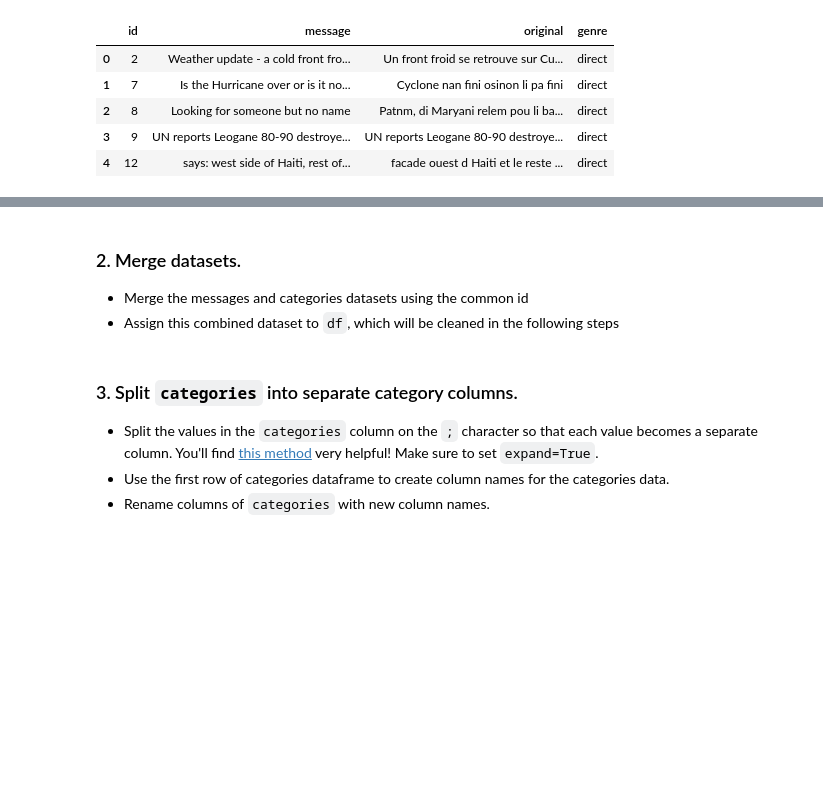
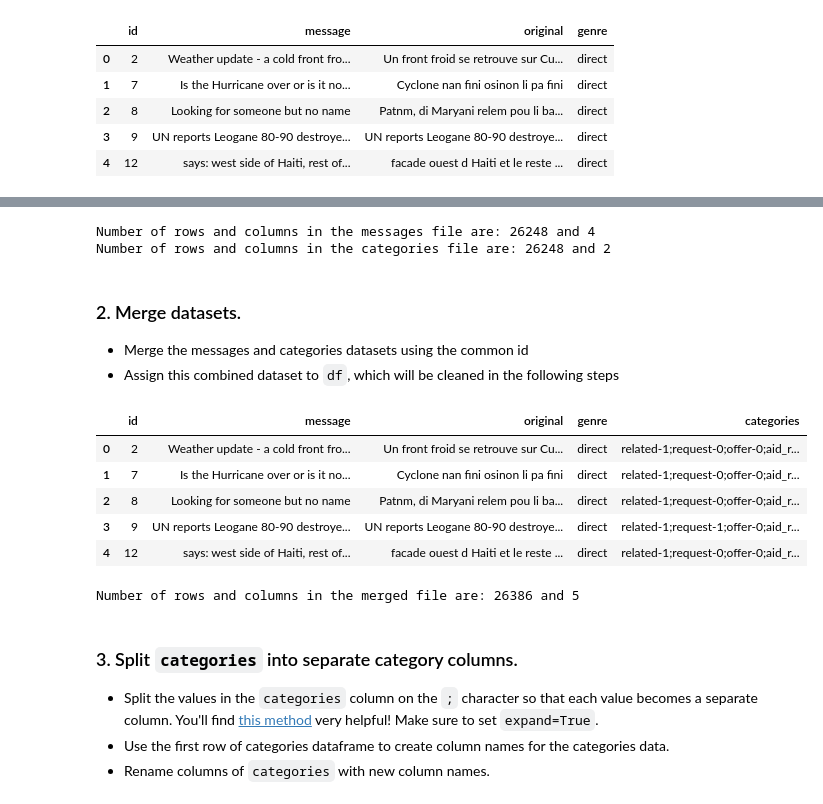
Before and after one commit to Dalperdomoe/disaster_response_pipeline, a Jupyter notebook: notebooks/ETL Pipeline Preparation.ipynb, the cells around one changed output, grey strips where cells are left out. Cells and saved outputs as stored; diff of their text form; code cells hidden in the pictures; blank space fills up the shorter version.

```diff
--- a/notebooks/ETL Pipeline Preparation.ipynb
+++ b/notebooks/ETL Pipeline Preparation.ipynb
@@ -25,11 +35,28 @@ categories.head()
+# %%
+print('Number of rows and columns in the messages file are: {} and {}'.format(messages.shape[0],messages.shape[1]))
+print('Number of rows and columns in the categories file are: {} and {}'.format(categories.shape[0],categories.shape[1]))
+# %% [output]
+Number of rows and columns in the messages file are: 26248 and 4
+Number of rows and columns in the categories file are: 26248 and 2
 # %% [markdown]
 ### 2. Merge datasets.
 - Merge the messages and categories datasets using the common id
 - Assign this combined dataset to `df`, which will be cleaned in the following steps
 # %%
 # merge datasets
-df =
-df.head()
+df = messages.merge(categories, on='id')
+df.head(5)
+# %% [output]
+|  | id | message | original | genre | categories |
+| 0 | 2 | Weather update - a cold front fro... | Un front froid se retrouve sur Cu... | direct | related-1;request-0;offer-0;aid_r... |
+| 1 | 7 | Is the Hurricane over or is it no... | Cyclone nan fini osinon li pa fini | direct | related-1;request-0;offer-0;aid_r... |
+| 2 | 8 | Looking for someone but no name | Patnm, di Maryani relem pou li ba... | direct | related-1;request-0;offer-0;aid_r... |
+| 3 | 9 | UN reports Leogane 80-90 destroye... | UN reports Leogane 80-90 destroye... | direct | related-1;request-1;offer-0;aid_r... |
+| 4 | 12 | says: west side of Haiti, rest of... | facade ouest d Haiti et le reste ... | direct | related-1;request-0;offer-0;aid_r... |
+# %%
+print('Number of rows and columns in the merged file are: {} and {}'.format(df.shape[0],df.shape[1]))
+# %% [output]
+Number of rows and columns in the merged file are: 26386 and 5
 # %% [markdown]
 ### 3. Split `categories` into separate category columns.
 - Split the values in the `categories` column on the `;` character so that each value becomes a separate column. You'll find [this method](https://pandas.pydata.org/pandas-docs/version/0.23/generated/pandas.Series.str.split.html) very helpful! Make sure to set `expand=True`.
```
Also changed, not shown: parts of 17 cells of this notebook.
